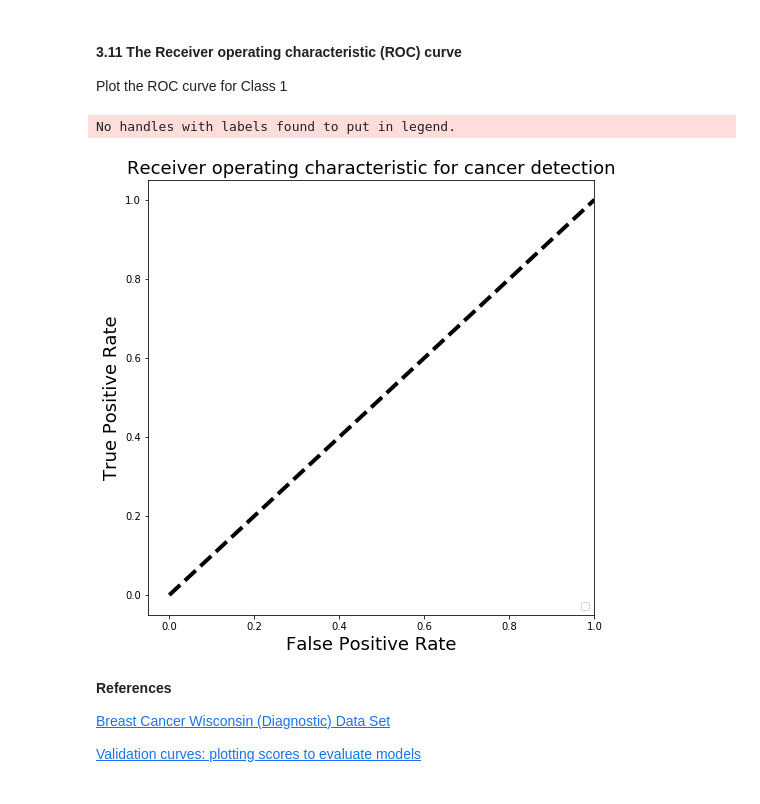
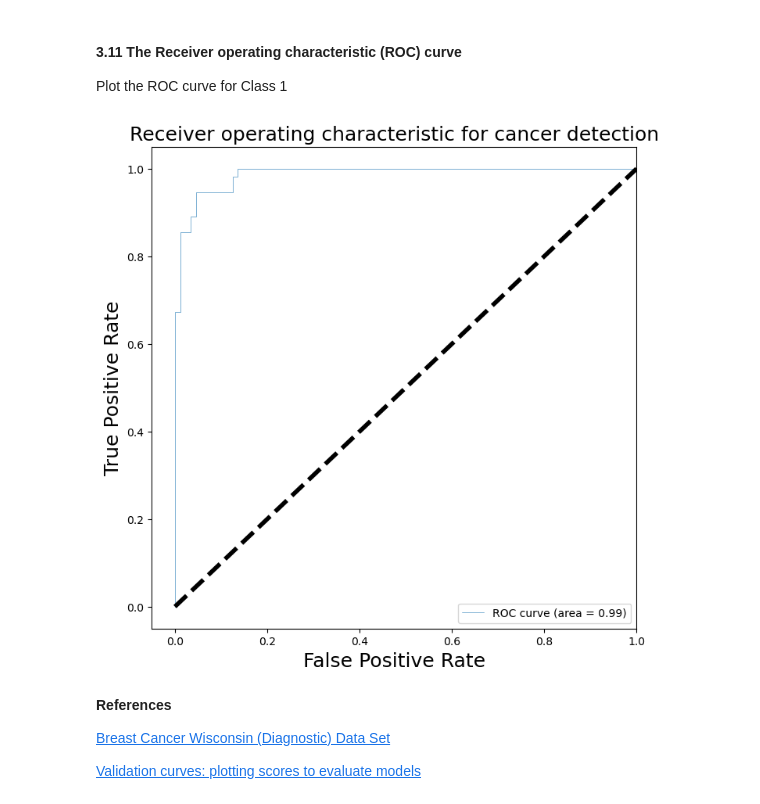
Before and after one commit to VeraLyu2022/iod, a Jupyter notebook: Module 5/Lab 5/IOD_Lab_5_1_1.ipynb, the cells around one changed output. Saved outputs shown, nothing was run; the diff lists cells and outputs as text; code cells hidden in the pictures.

```diff
--- a/Module 5/Lab 5/IOD_Lab_5_1_1.ipynb
+++ b/Module 5/Lab 5/IOD_Lab_5_1_1.ipynb
@@ -72,0 +227,3 @@ Use Logistic Regression and examine accuracy score, confusion matrix, classifica
+# %%
+from sklearn.model_selection import train_test_split
+X_train, X_test, y_train, y_test = train_test_split(X, y, random_state=1)
@@ -72,0 +238,5 @@ Use Logistic Regression and examine accuracy score, confusion matrix, classifica
+# %%
+from sklearn.linear_model import LogisticRegression
+lin_model = LogisticRegression()
+# %%
+lin_model.fit(X_train, y_train)
@@ -147,3 +387,5 @@ How "precise" is the classifier when predicting positive instances?
 # %%
 # ANSWER
 # Get the predicted probability vector and explicitly name the columns:)
+Y_pp = pd.DataFrame(lin_model.predict_proba(X_test), columns=['class_0_pp','class_1_pp'])
+Y_pp.head(10)
@@ -156,24 +410,25 @@ from sklearn.metrics import roc_curve, auc
 # %%
 # For class 1, find the area under the curve
 # Find fpr, tpr
-
+fpr, tpr, _ = roc_curve(y_test, Y_pp['class_1_pp'], pos_label=1)
 # Find auc
+roc_auc = auc(fpr, tpr)
 
 # Plot of a ROC curve for class 1 (has_cancer)
 plt.figure(figsize=[8,8])
 
 # Plot fpr, tpr
+plt.plot(fpr, tpr, label='ROC curve (area = %0.2f)' % roc_auc, linewidth=0.4)
 plt.plot([0, 1], [0, 1], 'k--', linewidth=4)
 plt.xlim([-0.05, 1.0])
 plt.ylim([-0.05, 1.05])
 plt.xlabel('False Positive Rate', fontsize=18)
 plt.ylabel('True Positive Rate', fontsize=18)
 plt.title('Receiver operating characteristic for cancer detection', fontsize=18)
 plt.legend(loc="lower right")
 plt.show()
 # %% [output]
-No handles with labels found to put in legend.
-[figure, old version]
+[figure, new version]
 # %% [markdown]
 **References**
 
```
Also changed, not shown: parts of 42 cells of this notebook, 19 other files.
